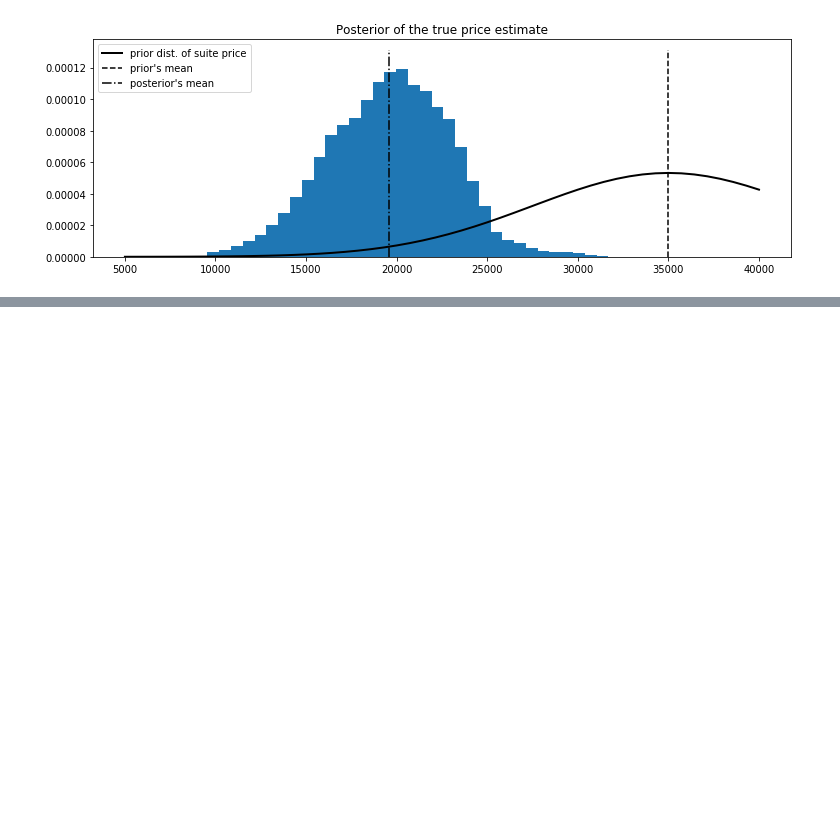
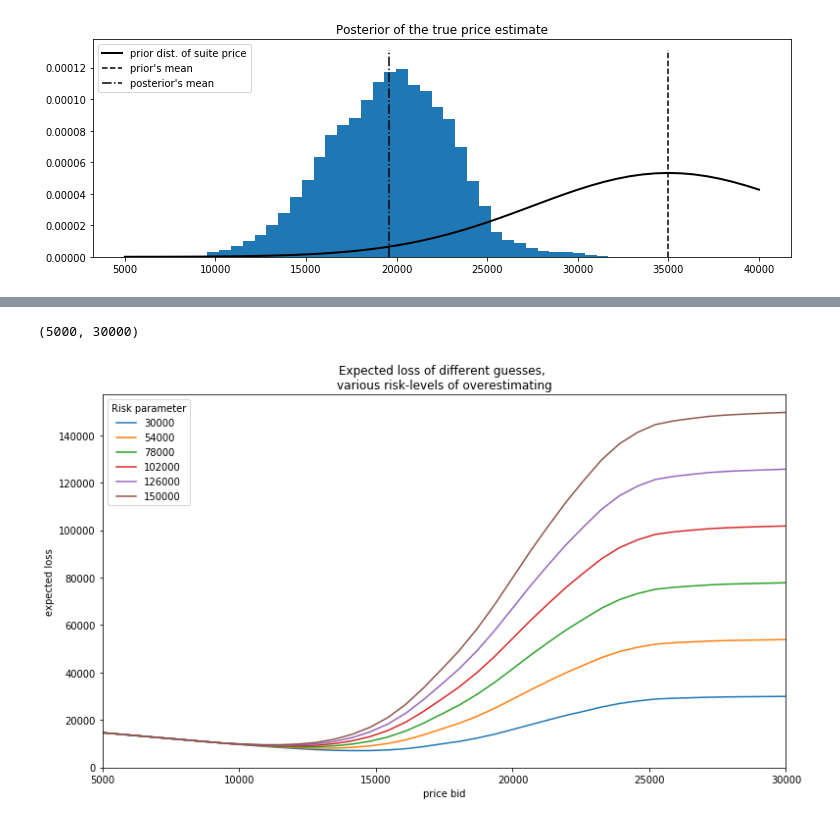
Before and after one commit to TanUkkii007/Probabilistic-Programming-and-Bayesian-Methods-for-Hackers, a Jupyter notebook: ch05/Ch5_LossFunctions_PyMC3.ipynb, the cells around one changed output, grey strips where cells are left out. Drawn from its saved outputs; the diff is of its cells as text; code cells hidden in the pictures; blank space fills up the shorter version.

```diff
--- a/ch05/Ch5_LossFunctions_PyMC3.ipynb
+++ b/ch05/Ch5_LossFunctions_PyMC3.ipynb
@@ -76,0 +133,28 @@ plt.legend(loc="upper left")
+# %%
+figsize(12.5, 7)
+
+def showdown_loss(guess, true_price, risk=80000):
+    loss = np.zeros_like(true_price)
+    ix = true_price < guess
+    loss[~ix] = np.abs(guess - true_price[~ix])
+    close_mask = [abs(true_price - guess) <= 250]
+    loss[close_mask] = -2*true_price[close_mask]
+    loss[ix] = risk
+    return loss
+
+guesses = np.linspace(5000, 50000, 70)
+risks = np.linspace(30000, 150000, 6)
+expected_loss = lambda guess, risk: showdown_loss(guess, price_trace, risk).mean()
+
+for _p in risks:
+    results = [expected_loss(_g, _p) for _g in guesses]
+    plt.plot(guesses, results, label = "%d"%_p)
+
+plt.title("Expected loss of different guesses, \nvarious risk-levels of overestimating")
+plt.legend(loc="upper left", title="Risk parameter")
+plt.xlabel("price bid")
+plt.ylabel("expected loss")
+plt.xlim(5000, 30000)
+# %% [output]
+(5000, 30000)
+[figure, added]
```
Also changed, not shown: parts of 4 cells of this notebook.
